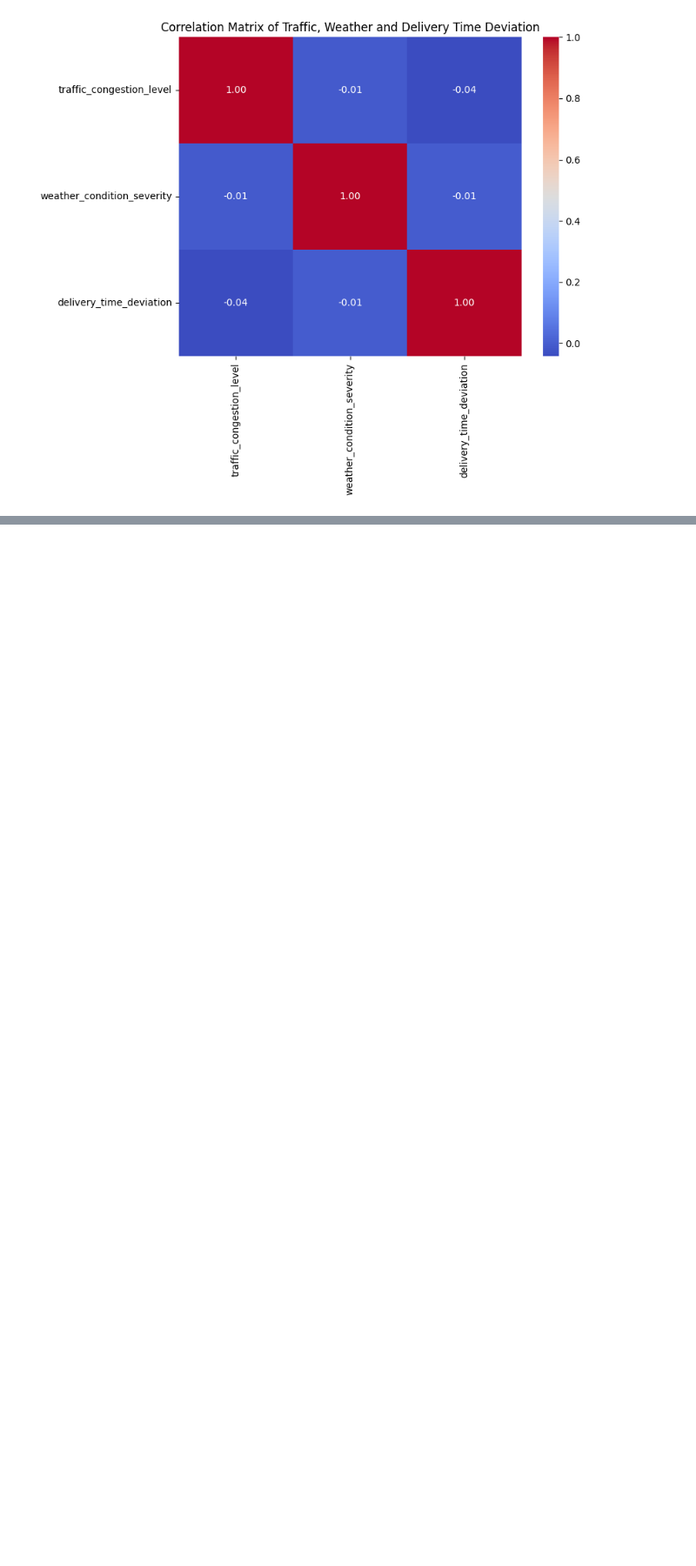
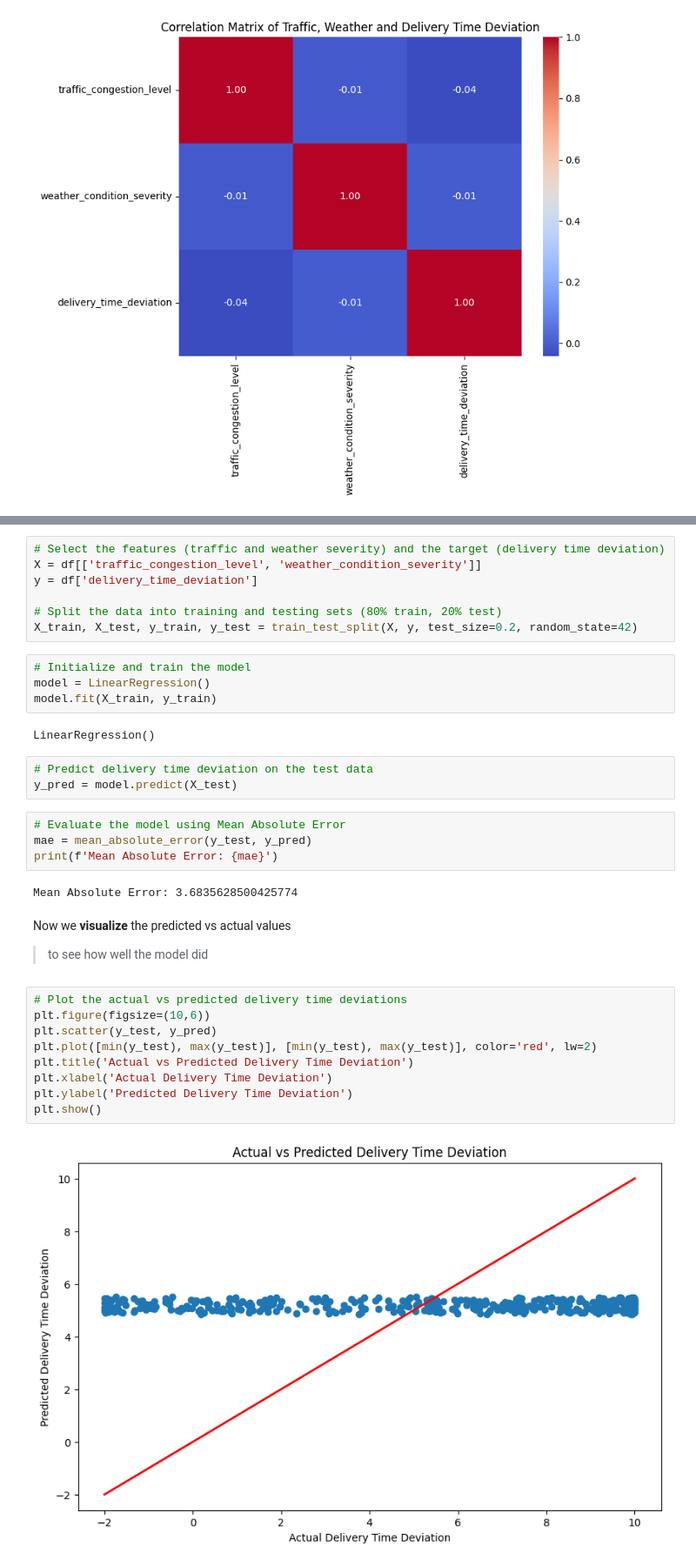
Before and after one commit to sarahammoudaa/bati_vite, a Jupyter notebook: Analysis_of_the_impact_of_external_factors_such_as_traffic_and_weather_on_delivery_times.ipynb, the cells around one changed output, grey strips where cells are left out. Shown: that part at 87% size. Cells and saved outputs as stored; diff of their text form; blank space fills up the shorter version.

```diff
--- a/Analysis_of_the_impact_of_external_factors_such_as_traffic_and_weather_on_delivery_times.ipynb
+++ b/Analysis_of_the_impact_of_external_factors_such_as_traffic_and_weather_on_delivery_times.ipynb
@@ -87,0 +92,37 @@ plt.show()
+# %%
+# Select the features (traffic and weather severity) and the target (delivery time deviation)
+X = df[['traffic_congestion_level', 'weather_condition_severity']]
+y = df['delivery_time_deviation']
+
+# Split the data into training and testing sets (80% train, 20% test)
+X_train, X_test, y_train, y_test = train_test_split(X, y, test_size=0.2, random_state=42)
+# %%
+# Initialize and train the model
+model = LinearRegression()
+model.fit(X_train, y_train)
+# %% [output]
+LinearRegression()
+# %%
+# Predict delivery time deviation on the test data
+y_pred = model.predict(X_test)
+# %%
+# Evaluate the model using Mean Absolute Error
+mae = mean_absolute_error(y_test, y_pred)
+print(f'Mean Absolute Error: {mae}')
+# %% [output]
+Mean Absolute Error: 3.6835628500425774
+# %% [markdown]
+ Now we **visualize** the predicted vs actual values
+
+>  to see how well the model did
+# %%
+# Plot the actual vs predicted delivery time deviations
+plt.figure(figsize=(10,6))
+plt.scatter(y_test, y_pred)
+plt.plot([min(y_test), max(y_test)], [min(y_test), max(y_test)], color='red', lw=2)
+plt.title('Actual vs Predicted Delivery Time Deviation')
+plt.xlabel('Actual Delivery Time Deviation')
+plt.ylabel('Predicted Delivery Time Deviation')
+plt.show()
+# %% [output]
+[figure, added]
```
Also changed, not shown: parts of 11 cells of this notebook.
